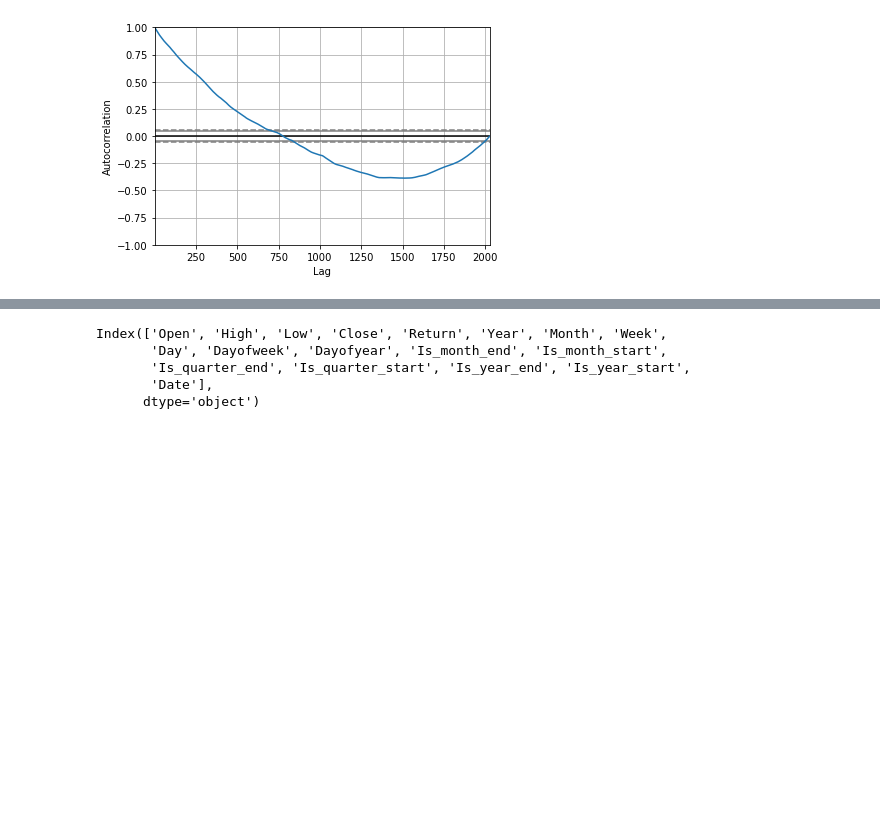
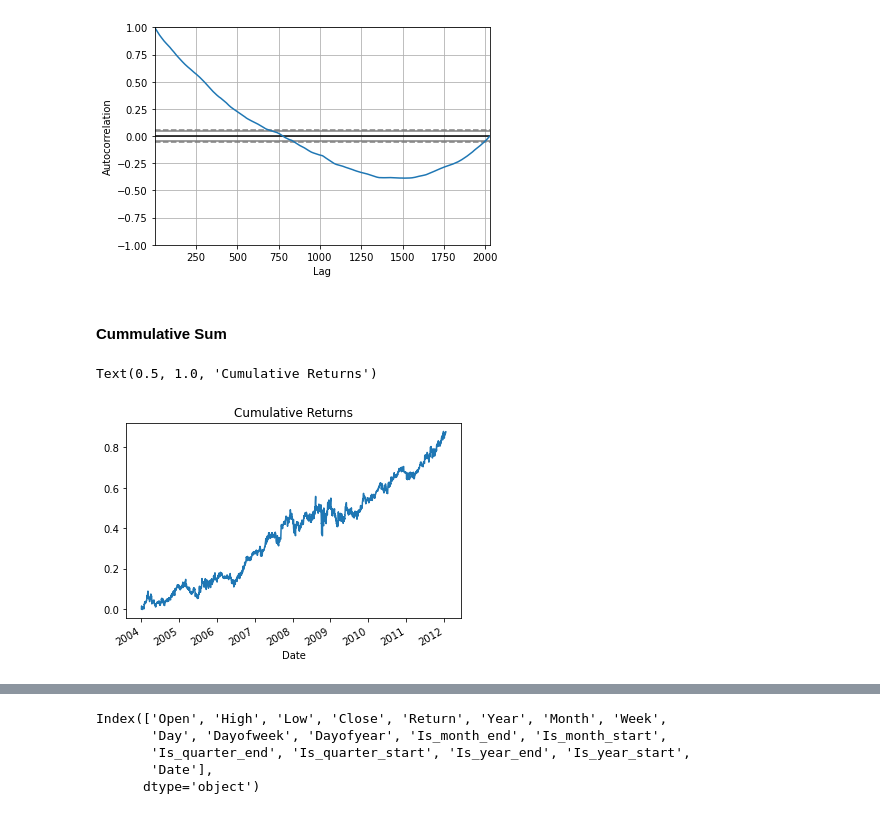
Before and after one commit to chocochip13/stock-price, a Jupyter notebook: notebooks/EDA.ipynb, the cells around one changed output, grey strips where cells are left out. Cells and saved outputs as stored; diff of their text form; code cells hidden in the pictures; blank space fills up the shorter version.

```diff
--- a/notebooks/EDA.ipynb
+++ b/notebooks/EDA.ipynb
@@ -171,3 +196,12 @@ x.plot()
 
 # Display
 plt.show()
+# %% [markdown]
+#### Cummulative Sum
+# %%
+dr = X_train['Return'].cumsum()
+dr.plot()
+plt.title('Cumulative Returns')
+# %% [output]
+Text(0.5, 1.0, 'Cumulative Returns')
+[figure, added]
```
Also changed, not shown: parts of 4 cells of this notebook, 1 other file.
